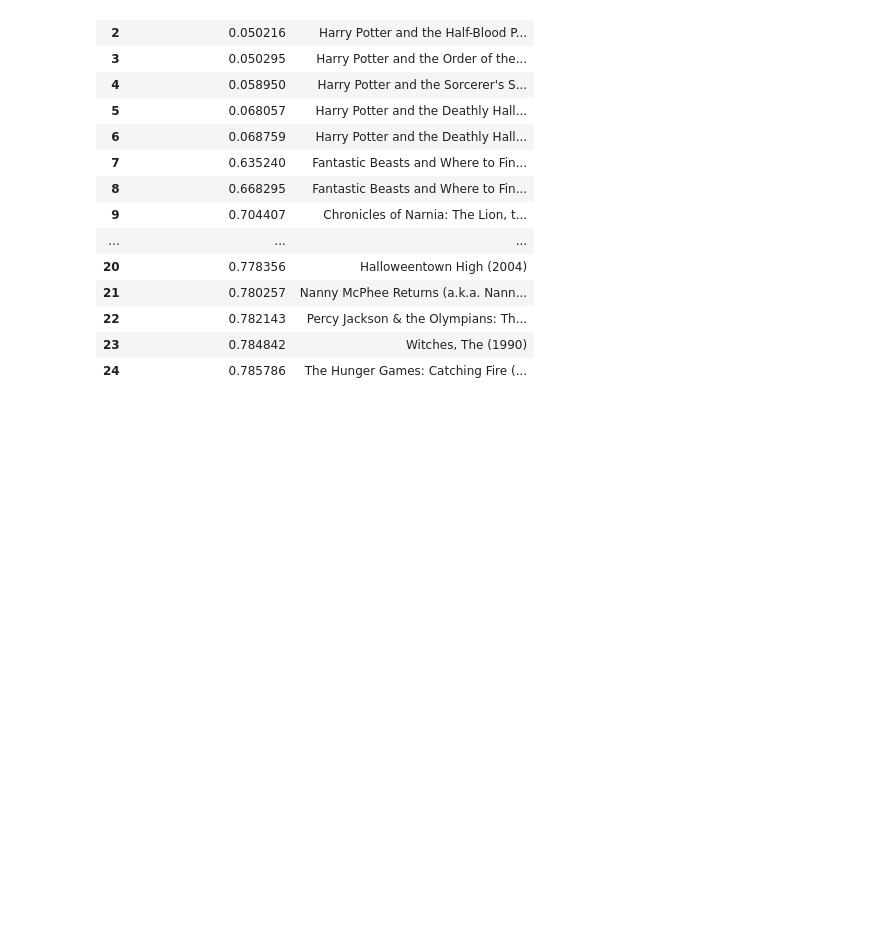
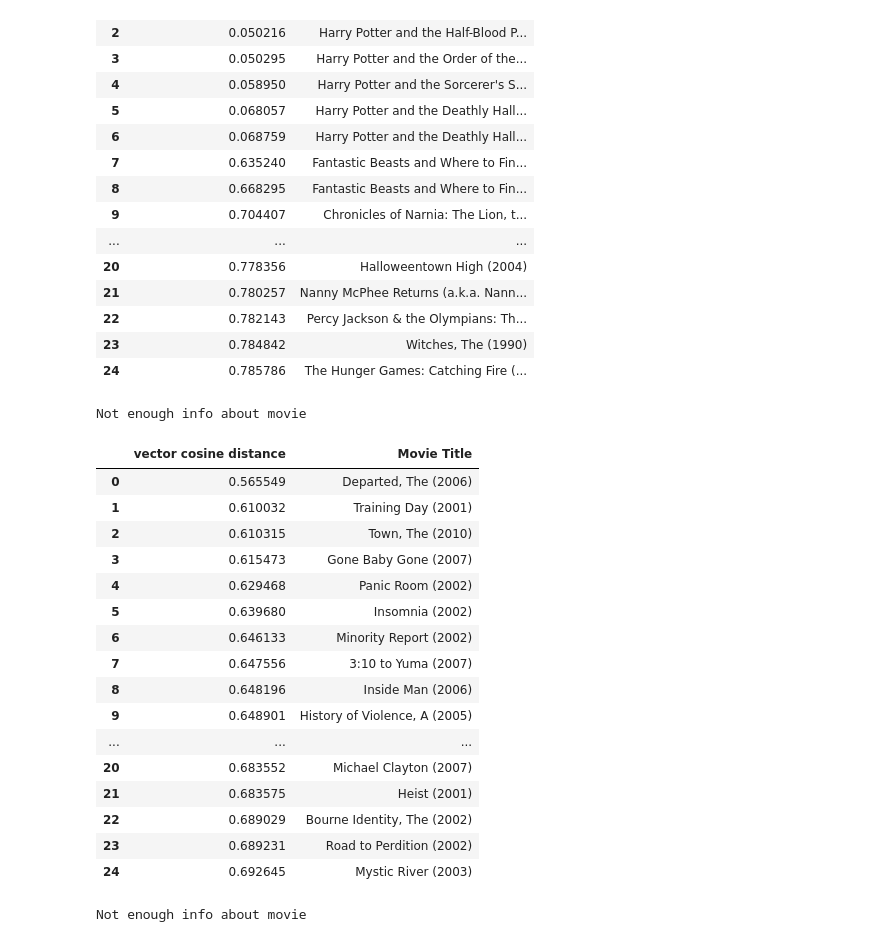
Before and after one commit to Techie5879/moviepp, a Jupyter notebook: predictor.ipynb, the cells around one changed output. Cells and saved outputs as stored; diff of their text form; code cells hidden in the pictures; blank space fills up the shorter version.

```diff
--- a/predictor.ipynb
+++ b/predictor.ipynb
@@ -104,3 +104,49 @@ else:
 | 22 | 0.782143 | Percy Jackson & the Olympians: Th... |
 | 23 | 0.784842 | Witches, The (1990) |
 | 24 | 0.785786 | The Hunger Games: Catching Fire (... |
+# %%
+try:
+    get_top_similarities("Scream - Because I Will Kill You! (1999)", model)
+except:
+    print("Not enough info about movie")
+else:
+    recs = get_top_similarities("Scream - Because I Will Kill You! (1999)", model).head(25)
+    display(recs)
+# %% [output]
+Not enough info about movie
+# %%
+try:
+    get_top_similarities("Collateral (2004)", model)
+except:
+    print("Not enough info about movie")
+else:
+    recs = get_top_similarities("Collateral (2004)", model).head(25)
+    display(recs)
+# %% [output]
+|  | vector cosine distance | Movie Title |
+| 0 | 0.565549 | Departed, The (2006) |
+| 1 | 0.610032 | Training Day (2001) |
+| 2 | 0.610315 | Town, The (2010) |
+| 3 | 0.615473 | Gone Baby Gone (2007) |
+| 4 | 0.629468 | Panic Room (2002) |
+| 5 | 0.639680 | Insomnia (2002) |
+| 6 | 0.646133 | Minority Report (2002) |
+| 7 | 0.647556 | 3:10 to Yuma (2007) |
+| 8 | 0.648196 | Inside Man (2006) |
+| 9 | 0.648901 | History of Violence, A (2005) |
+| ... | ... | ... |
+| 20 | 0.683552 | Michael Clayton (2007) |
+| 21 | 0.683575 | Heist (2001) |
+| 22 | 0.689029 | Bourne Identity, The (2002) |
+| 23 | 0.689231 | Road to Perdition (2002) |
+| 24 | 0.692645 | Mystic River (2003) |
+# %%
+try:
+    get_top_similarities("Black Cloud (2004)", model)
+except:
+    print("Not enough info about movie")
+else:
+    recs = get_top_similarities("Black Cloud (2004)", model).head(25)
+    display(recs)
+# %% [output]
+Not enough info about movie
```
Also changed, not shown: parts of 1 cell of this notebook.
